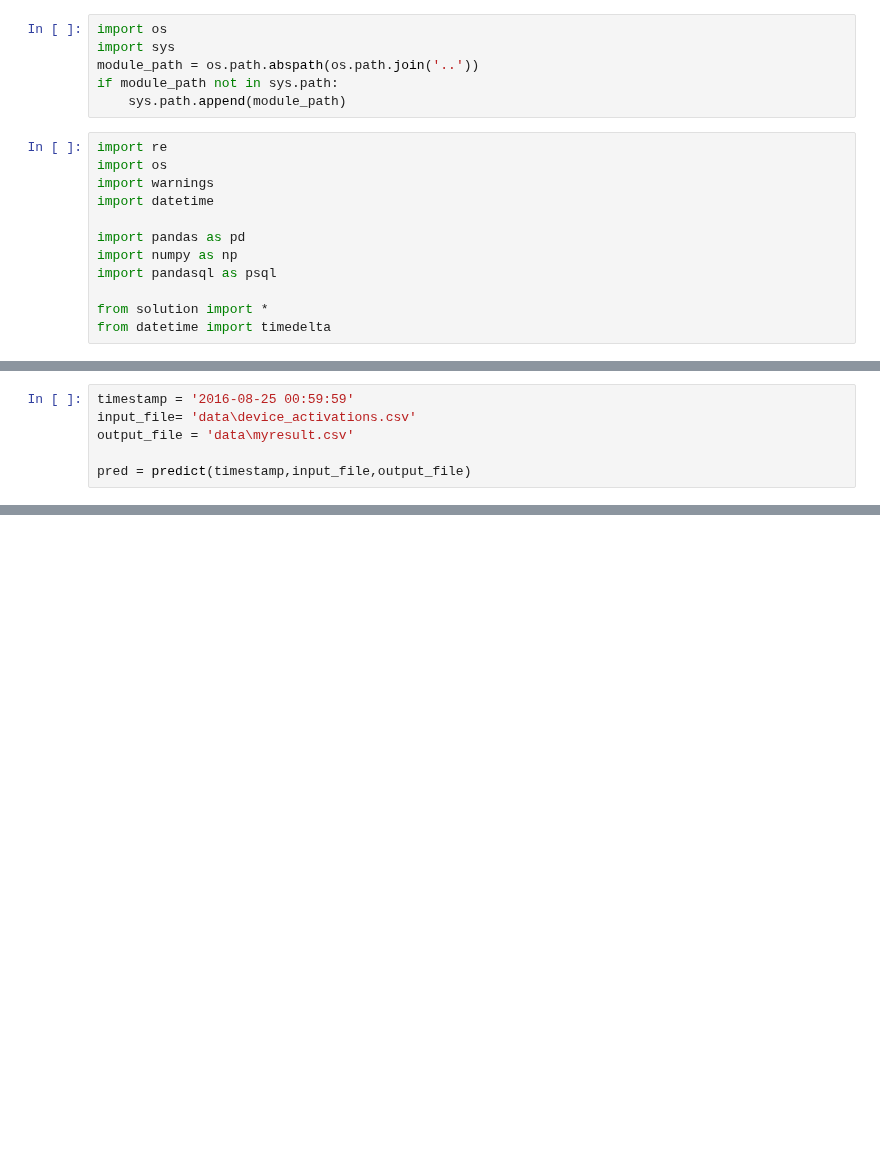
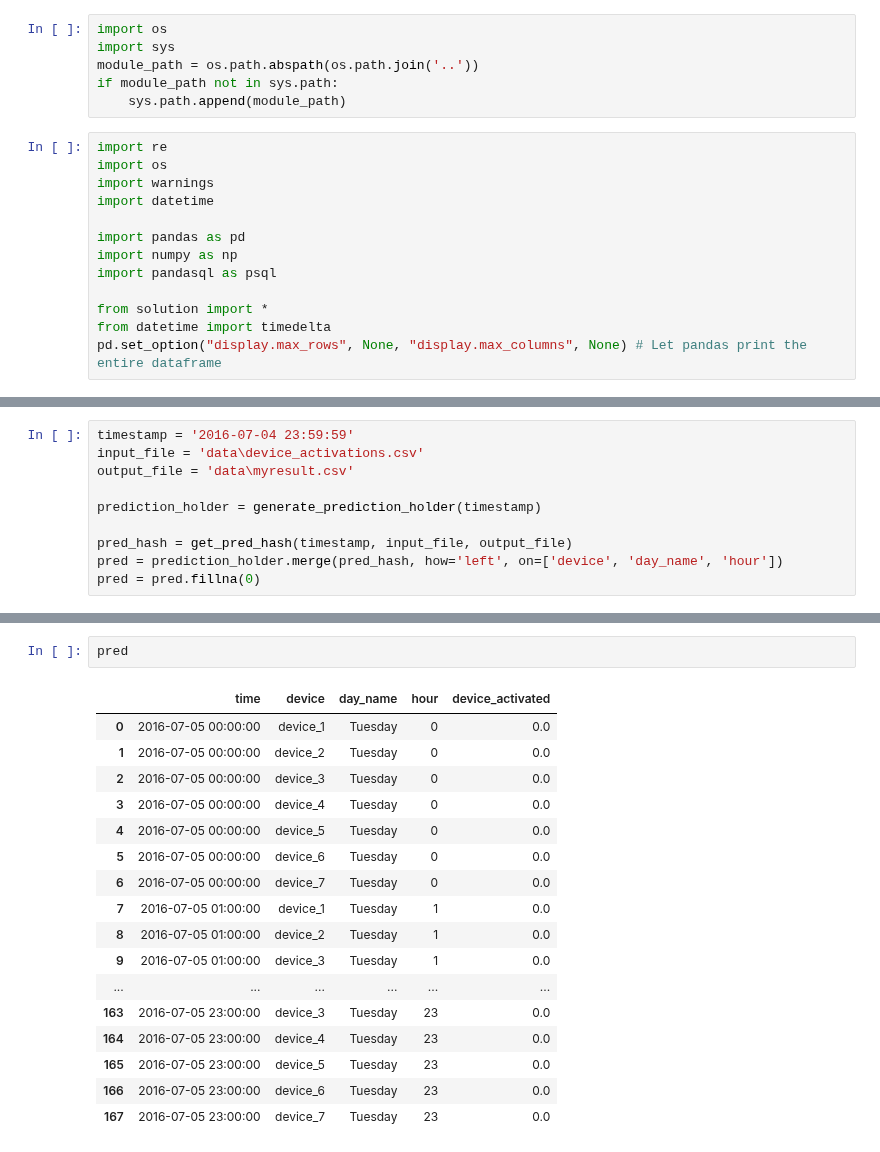
Before and after one commit to lskenkf/flaconi_task, a Jupyter notebook: challenge/model_building.ipynb, the cells around one changed output, grey strips where cells are left out. Saved outputs shown, nothing was run; the diff lists cells and outputs as text; blank space fills up the shorter version.

Commit message:
we fillna with 0 with a device is now in the next day.

```diff
--- a/challenge/model_building.ipynb
+++ b/challenge/model_building.ipynb
@@ -16,3 +16,4 @@ import pandasql as psql
 
 from solution import *
 from datetime import timedelta
+pd.set_option("display.max_rows", None, "display.max_columns", None) # Let pandas print the entire dataframe
@@ -82,6 +129,10 @@ def predict(timestamp,input_file,output_file):
 # %%
-timestamp = '2016-08-25 00:59:59'
-input_file= 'data\device_activations.csv'
+timestamp = '2016-07-04 23:59:59'
+input_file = 'data\device_activations.csv'
 output_file = 'data\myresult.csv'
 
-pred = predict(timestamp,input_file,output_file)
+prediction_holder = generate_prediction_holder(timestamp)
+
+pred_hash = get_pred_hash(timestamp, input_file, output_file)
+pred = prediction_holder.merge(pred_hash, how='left', on=['device', 'day_name', 'hour'])
+pred = pred.fillna(0)
@@ -89,0 +163,20 @@ NameError: name 'extract_feature' is not defined
+# %%
+pred
+# %% [output]
+|  | time | device | day_name | hour | device_activated |
+| 0 | 2016-07-05 00:00:00 | device_1 | Tuesday | 0 | 0.0 |
+| 1 | 2016-07-05 00:00:00 | device_2 | Tuesday | 0 | 0.0 |
+| 2 | 2016-07-05 00:00:00 | device_3 | Tuesday | 0 | 0.0 |
+| 3 | 2016-07-05 00:00:00 | device_4 | Tuesday | 0 | 0.0 |
+| 4 | 2016-07-05 00:00:00 | device_5 | Tuesday | 0 | 0.0 |
+| 5 | 2016-07-05 00:00:00 | device_6 | Tuesday | 0 | 0.0 |
+| 6 | 2016-07-05 00:00:00 | device_7 | Tuesday | 0 | 0.0 |
+| 7 | 2016-07-05 01:00:00 | device_1 | Tuesday | 1 | 0.0 |
+| 8 | 2016-07-05 01:00:00 | device_2 | Tuesday | 1 | 0.0 |
+| 9 | 2016-07-05 01:00:00 | device_3 | Tuesday | 1 | 0.0 |
+| ... | ... | ... | ... | ... | ... |
+| 163 | 2016-07-05 23:00:00 | device_3 | Tuesday | 23 | 0.0 |
+| 164 | 2016-07-05 23:00:00 | device_4 | Tuesday | 23 | 0.0 |
+| 165 | 2016-07-05 23:00:00 | device_5 | Tuesday | 23 | 0.0 |
+| 166 | 2016-07-05 23:00:00 | device_6 | Tuesday | 23 | 0.0 |
+| 167 | 2016-07-05 23:00:00 | device_7 | Tuesday | 23 | 0.0 |
```
Also changed, not shown: parts of 6 cells of this notebook, 1 other file.
